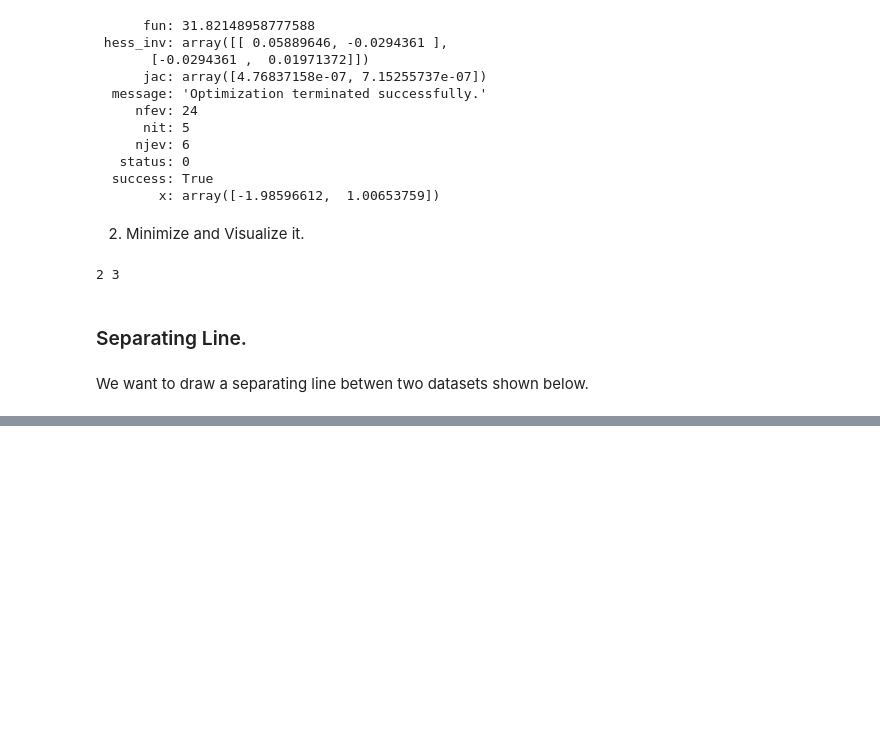
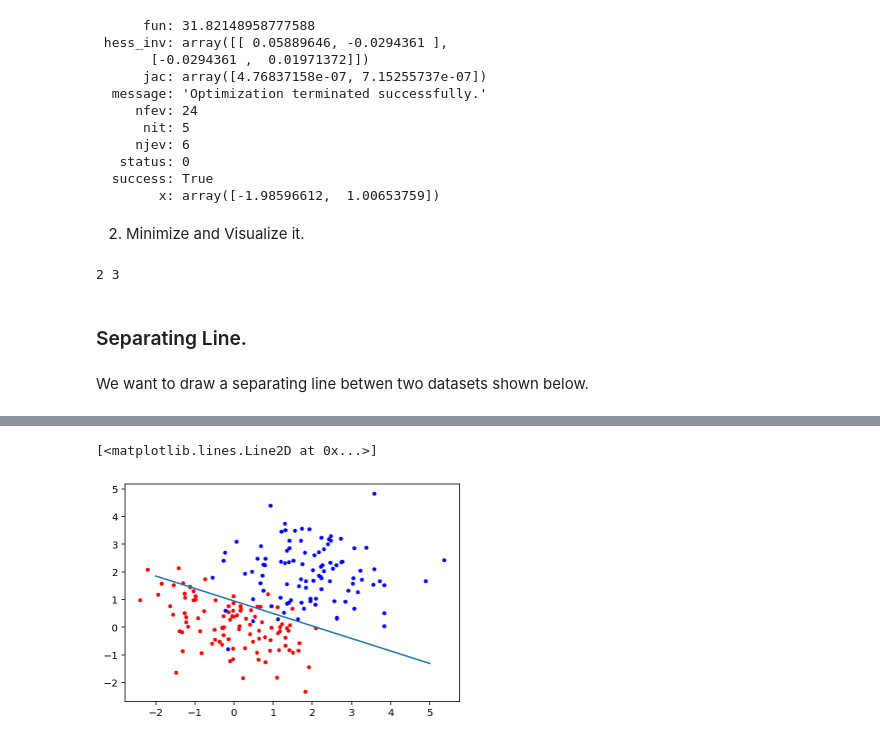
Before and after one commit to MUIC-Numerical-Methods-2018/Exercise-5, a Jupyter notebook: 05 Gradient Descent.ipynb, the cells around one changed output, grey strips where cells are left out. Saved outputs shown, nothing was run; the diff lists cells and outputs as text; code cells hidden in the pictures; blank space fills up the shorter version.

```diff
--- a/05 Gradient Descent.ipynb
+++ b/05 Gradient Descent.ipynb
@@ -356,0 +359,27 @@ plt.plot(d[c==0,0], d[c==0,1],'.b')#note boolean indexing
+# %%
+def cost(v):
+    m, b = v
+    penalty = 0
+    for (x, y), color in zip(d, c):
+        # print(x, y, color) # color = 1 is red and 0 is blue
+
+        is_point_above = y > m*x + b
+        is_point_below = not is_point_above
+        is_red = color == 1
+        is_blue = color == 0
+        is_wrong_side = (is_red and is_point_above) or (is_blue and is_point_below)
+        if is_wrong_side:
+            penalty += (y - m*x - b)**2
+
+    return penalty
+# %%
+m, b = minimize(cost , [0,1]).x
+# %%
+plt.plot(d[c==1,0], d[c==1,1],'.r')#note boolean indexing
+plt.plot(d[c==0,0], d[c==0,1],'.b')#note boolean indexing
+
+xs = np.linspace(-2, 5, 100)
+plt.plot(xs, m*xs + b)
+# %% [output]
+[<matplotlib.lines.Line2D at 0x...>]
+[figure, added]
```
Also changed, not shown: parts of 2 cells of this notebook.
